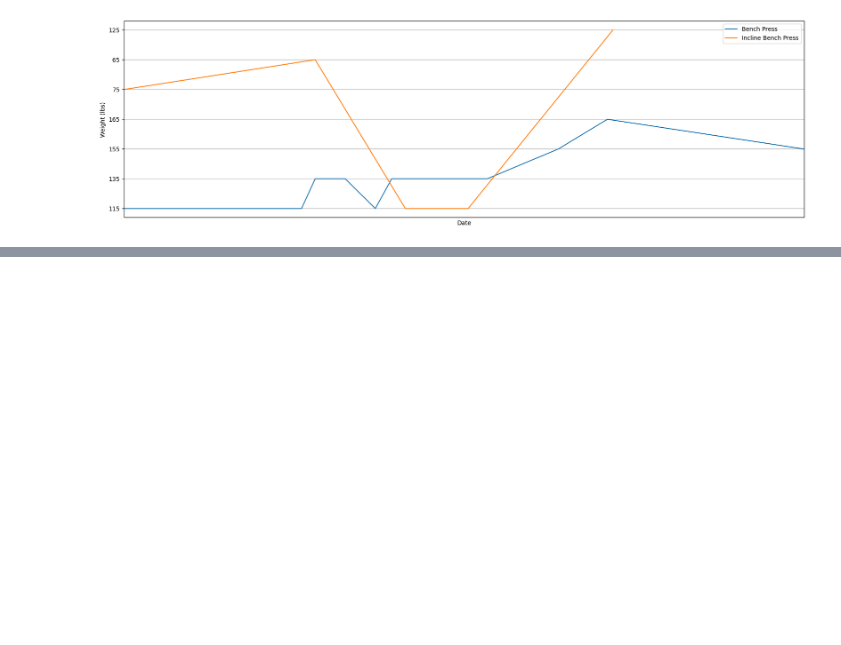
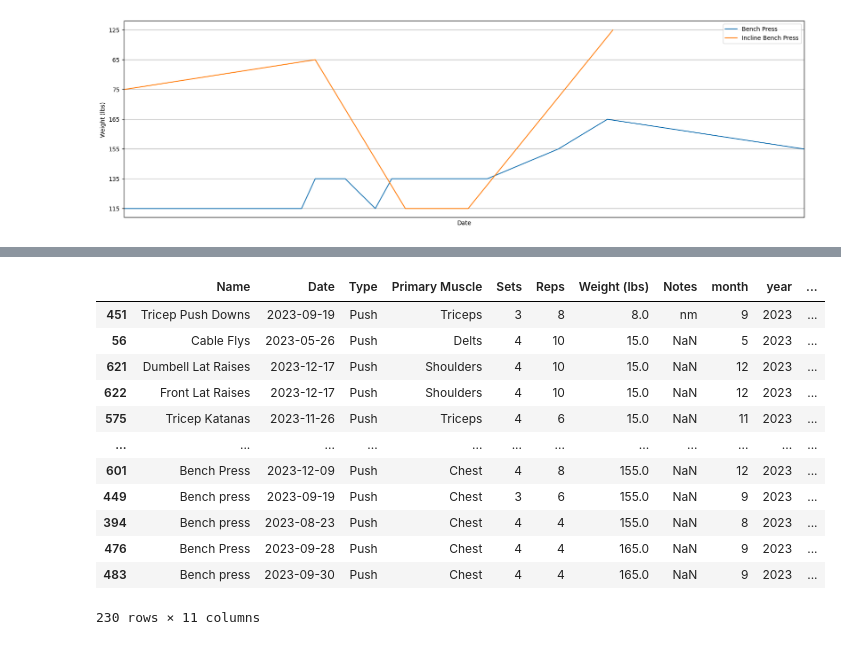
Before and after one commit to ryanjewik/Gym-Analytics, a Jupyter notebook: gym-analytics.ipynb, the cells around one changed output, grey strips where cells are left out. Saved outputs shown, nothing was run; the diff lists cells and outputs as text; code cells hidden in the pictures; blank space fills up the shorter version.

```diff
--- a/gym-analytics.ipynb
+++ b/gym-analytics.ipynb
@@ -208,0 +234,7 @@ array(['20', '25', '30', '60', '40', '15', 'Bodyweight', '80', '90', '45',
+# %%
+for x in range(len(df['Weight (lbs)'])):
+    if df['Weight (lbs)'][x] == 'bodyweight' or df['Weight (lbs)'][x] == 'Bodyweight':
+        df['Weight (lbs)'][x] = 145
+# %%
+push = df[df['Type'] == 'Push']
+push.dtypes
@@ -208,0 +254,19 @@ array(['20', '25', '30', '60', '40', '15', 'Bodyweight', '80', '90', '45',
+# %%
+
+
+push = push.sort_values(by = 'Weight (lbs)', ascending = True)
+push
+# %% [output]
+|  | Name | Date | Type | Primary Muscle | Sets | Reps | Weight (lbs) | Notes | month | year | ... |
+| 451 | Tricep Push Downs | 2023-09-19 | Push | Triceps | 3 | 8 | 8.0 | nm | 9 | 2023 | ... |
+| 56 | Cable Flys | 2023-05-26 | Push | Delts | 4 | 10 | 15.0 | NaN | 5 | 2023 | ... |
+| 621 | Dumbell Lat Raises | 2023-12-17 | Push | Shoulders | 4 | 10 | 15.0 | NaN | 12 | 2023 | ... |
+| 622 | Front Lat Raises | 2023-12-17 | Push | Shoulders | 4 | 10 | 15.0 | NaN | 12 | 2023 | ... |
+| 575 | Tricep Katanas | 2023-11-26 | Push | Triceps | 4 | 6 | 15.0 | NaN | 11 | 2023 | ... |
+| ... | ... | ... | ... | ... | ... | ... | ... | ... | ... | ... | ... |
+| 601 | Bench Press | 2023-12-09 | Push | Chest | 4 | 8 | 155.0 | NaN | 12 | 2023 | ... |
+| 449 | Bench press | 2023-09-19 | Push | Chest | 3 | 6 | 155.0 | NaN | 9 | 2023 | ... |
+| 394 | Bench press | 2023-08-23 | Push | Chest | 4 | 4 | 155.0 | NaN | 8 | 2023 | ... |
+| 476 | Bench Press | 2023-09-28 | Push | Chest | 4 | 4 | 165.0 | NaN | 9 | 2023 | ... |
+| 483 | Bench press | 2023-09-30 | Push | Chest | 4 | 4 | 165.0 | NaN | 9 | 2023 | ... |
+230 rows × 11 columns
```
Also changed, not shown: parts of 26 cells of this notebook, 10 other files.
